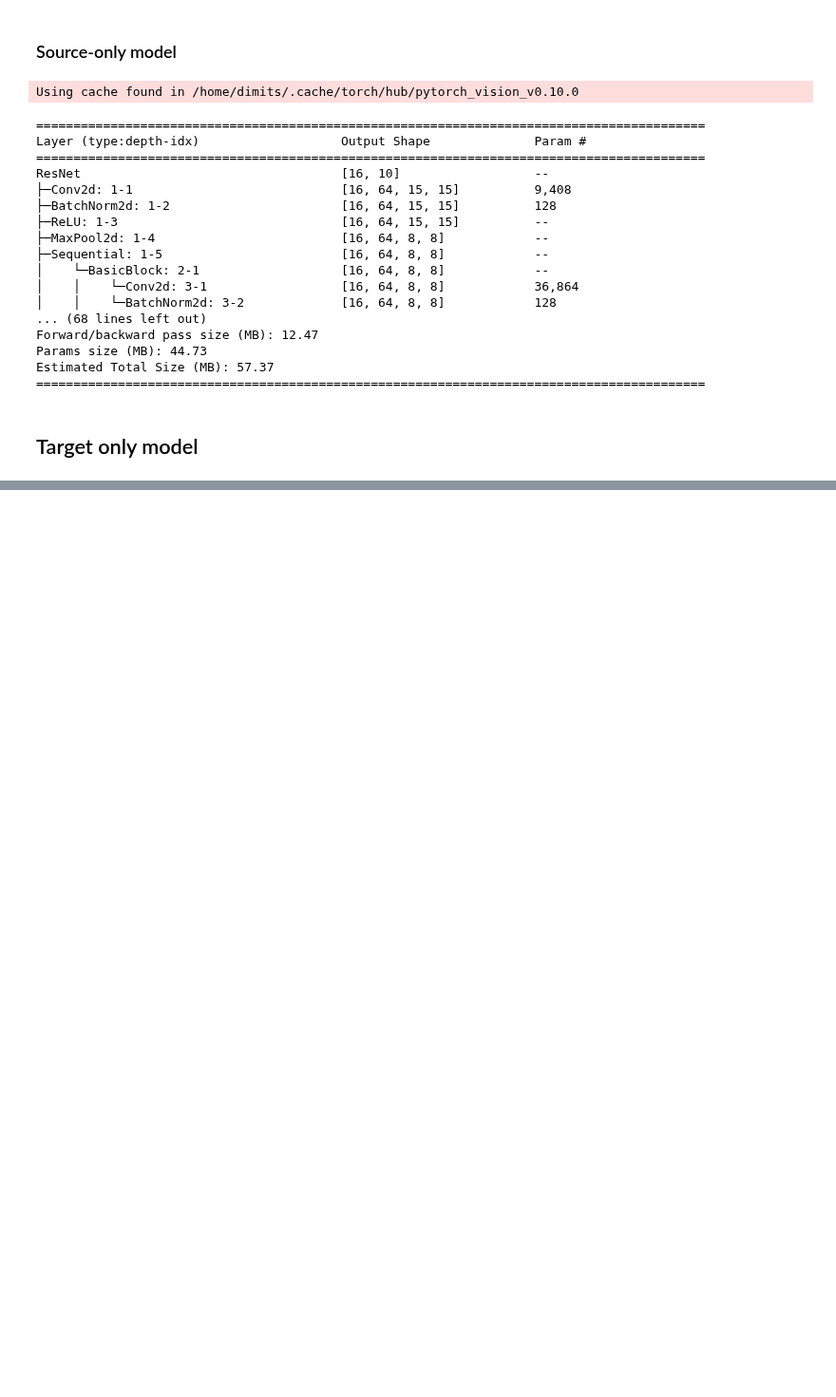
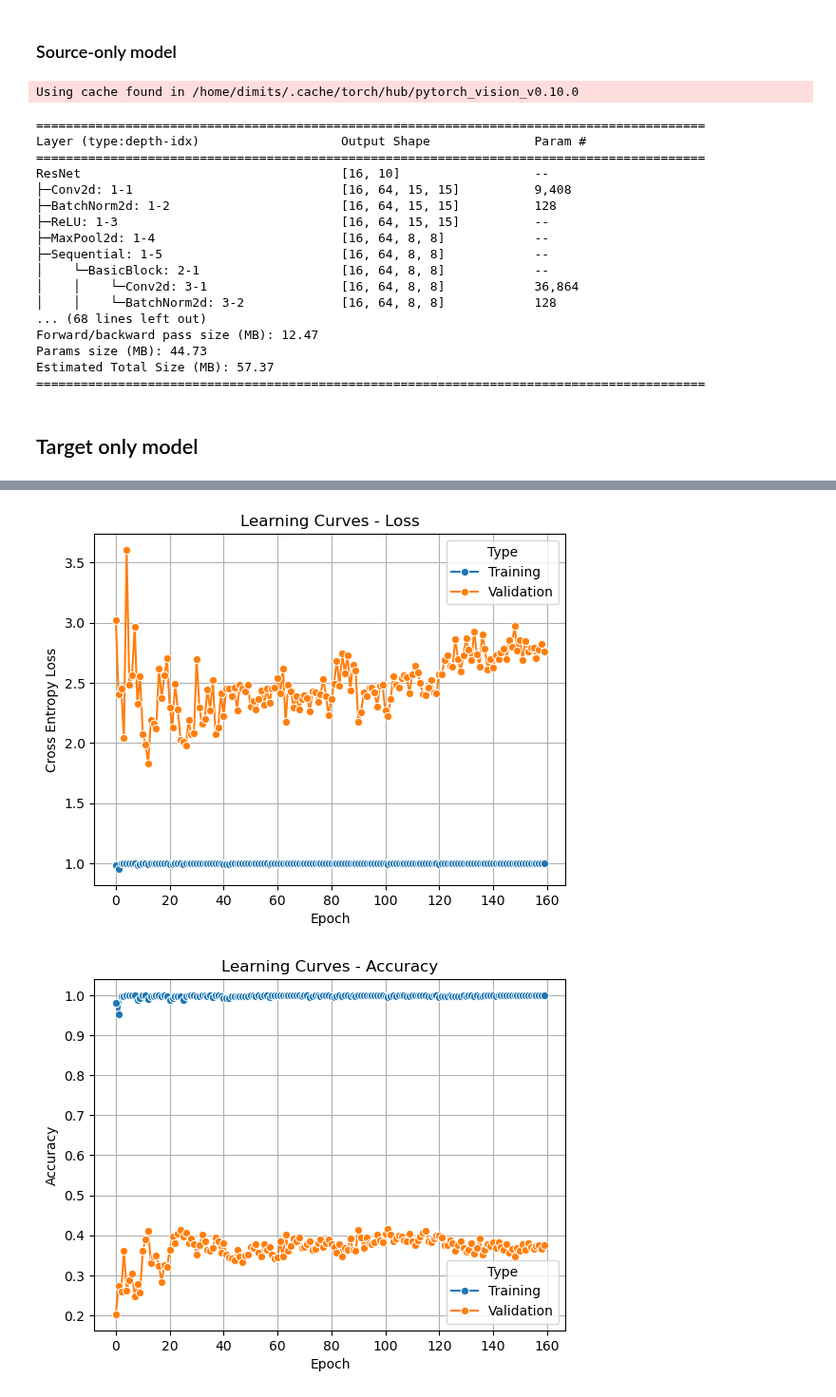
Before and after one commit to dimits-ts/deep_vision_domain_adaptation, a Jupyter notebook: domain_adaptation.ipynb, the cells around one changed output, grey strips where cells are left out. Shown at 95% size. Saved outputs shown, nothing was run; the diff lists cells and outputs as text; code cells hidden in the pictures; blank space fills up the shorter version.

```diff
--- a/domain_adaptation.ipynb
+++ b/domain_adaptation.ipynb
@@ -707,0 +752,6 @@ weighted avg       0.97      0.97      0.97     10063
+# %%
+tasks.results.learning_curves_loss(target_history)
+tasks.results.learning_curves_accuracy(target_history)
+# %% [output]
+[figure, added]
+[figure, added]
```
Also changed, not shown: parts of 12 cells of this notebook, 6 other files.
